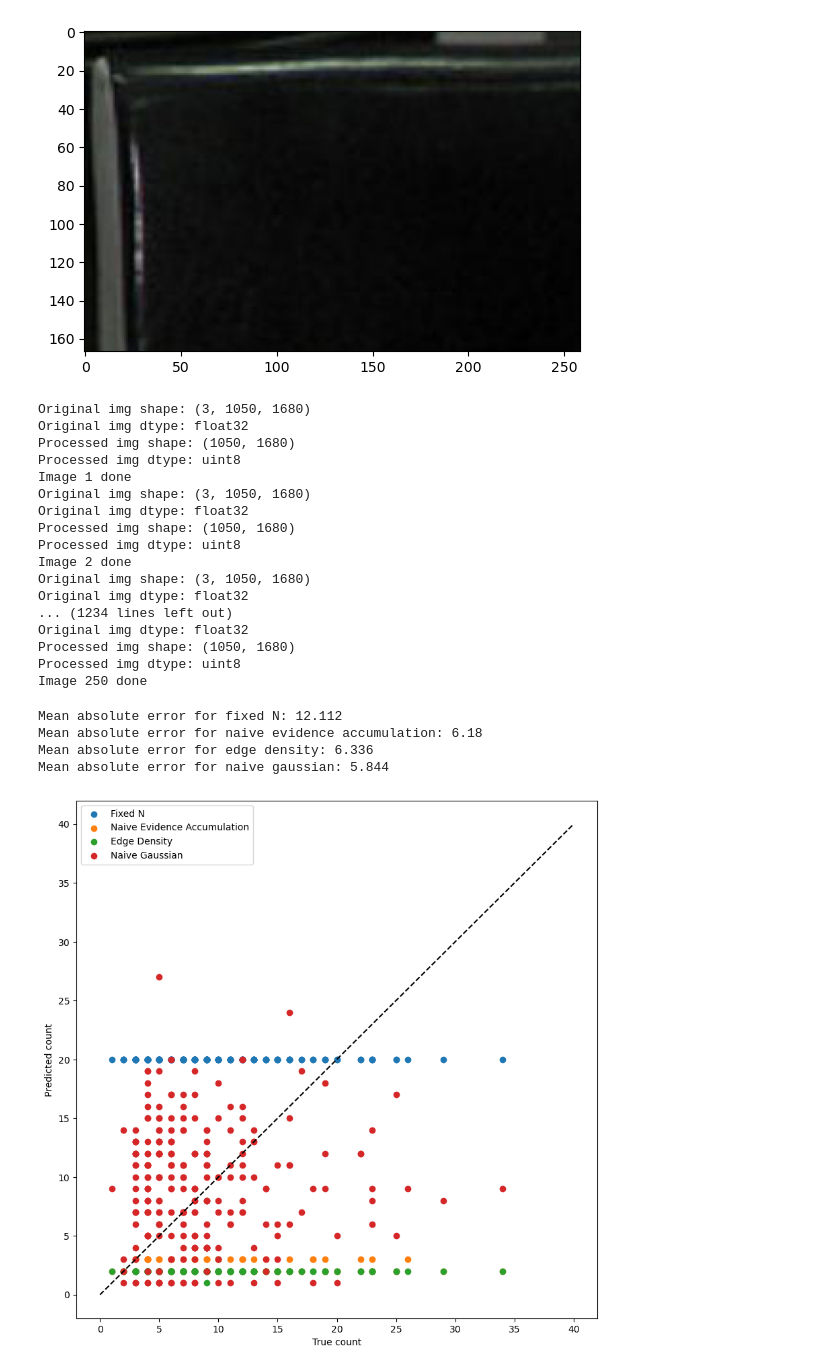
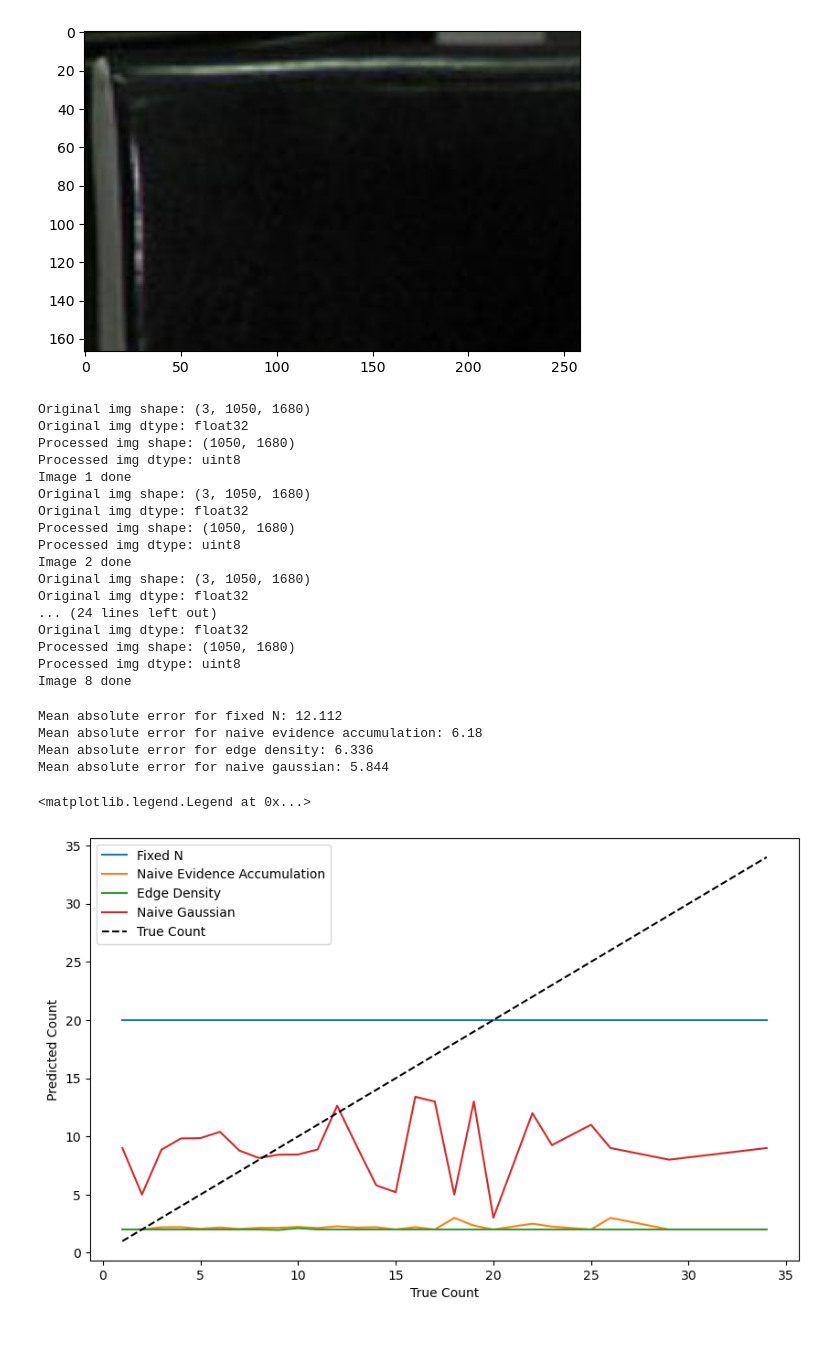
Before and after one commit to imsinha0/InvariantVisualSearchNetwork, a Jupyter notebook: generalModel.ipynb, the cells around one changed output. Drawn from its saved outputs; the diff is of its cells as text; code cells hidden in the pictures; blank space fills up the shorter version.

Commit message:
generalModel results

```diff
--- a/generalModel.ipynb
+++ b/generalModel.ipynb
@@ -64,12 +64,12 @@ import numpy as np
 from torchvision import transforms
 import pandas as pd
 
-num_pics = len(data) #240 images
+num_pics = len(data)
 
 df_results = pd.DataFrame(columns=['image_id', 'true_count', 'fixedN_count', 'naive_evidence_accumulation_count', 'edge_density_count', 'naive_gaussian_count'])
 
 with torch.no_grad():
-    for id in range(250):
+    for id in range(num_pics):
         stimuli_img, target_img, info = data[id]
         #Need 3 channels:
         if stimuli_img.shape[0] == 1:
@@ -120,8 +120,8 @@ with torch.no_grad():
         df_results = pd.concat([df_results, new_row], ignore_index=True)
         print(f'Image {id+1} done') #about 2500 of them
 
-
-df_results.to_csv('TA_results_2_19.csv', index=False)
+        if id % 100 == 0:
+            df_results.to_csv('TA_results_2_19_part2.csv', index=False)
 # %% [output]
 Original img shape: (3, 1050, 1680)
 Original img dtype: float32
@@ -135,11 +135,11 @@ Processed img dtype: uint8
 Image 2 done
 Original img shape: (3, 1050, 1680)
 Original img dtype: float32
-... (1234 lines left out)
+... (24 lines left out)
 Original img dtype: float32
 Processed img shape: (1050, 1680)
 Processed img dtype: uint8
-Image 250 done
+Image 8 done
 # %%
 #read data and plot it
 
@@ -167,17 +167,22 @@ Mean absolute error for naive evidence accumulation: 6.18
 Mean absolute error for edge density: 6.336
 Mean absolute error for naive gaussian: 5.844
 # %%
-#plot the results with true value as x var and the predicted value as y var
+#plot the results with true value as x var and the predicted value as y var, for each averaging the results
+df = pd.read_csv('TA_results_2_19.csv')
+df.drop('image_id', axis=1, inplace=True)
 
-plt.figure(figsize=(10, 10))
-plt.scatter(df_results['true_count'], df_results['fixedN_count'], label='Fixed N')
-plt.scatter(df_results['true_count'], df_results['naive_evidence_accumulation_count'], label='Naive Evidence Accumulation')
-plt.scatter(df_results['true_count'], df_results['edge_density_count'], label='Edge Density')
-plt.scatter(df_results['true_count'], df_results['naive_gaussian_count'], label='Naive Gaussian')
-plt.plot([0, 40], [0, 40], color='black', linestyle='--')
-plt.xlabel('True count')
-plt.ylabel('Predicted count')
+df = df.groupby('true_count').mean().reset_index()
+#plot the results
+
+plt.figure(figsize=(10, 6))
+plt.plot(df['true_count'], df['fixedN_count'], label='Fixed N')
+plt.plot(df['true_count'], df['naive_evidence_accumulation_count'], label='Naive Evidence Accumulation')
+plt.plot(df['true_count'], df['edge_density_count'], label='Edge Density')
+plt.plot(df['true_count'], df['naive_gaussian_count'], label='Naive Gaussian')
+plt.plot(df['true_count'], df['true_count'], 'k--', label='True Count')
+plt.xlabel('True Count')
+plt.ylabel('Predicted Count')
 plt.legend()
-plt.show()
 # %% [output]
+<matplotlib.legend.Legend at 0x...>
-[figure, old version]
+[figure, new version]
```
Also changed, not shown: parts of 2 cells of this notebook, 2 other files.
